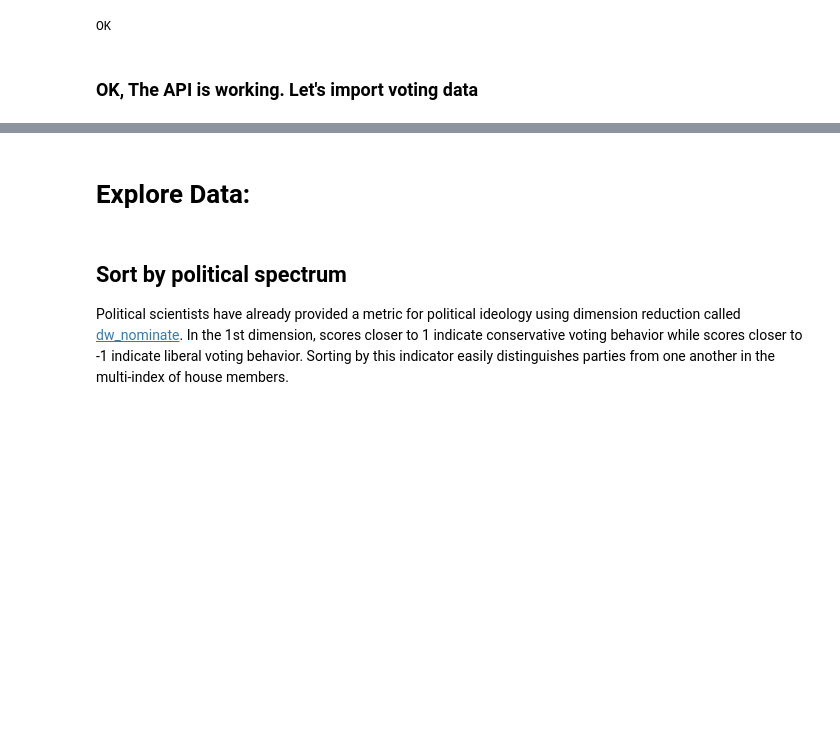
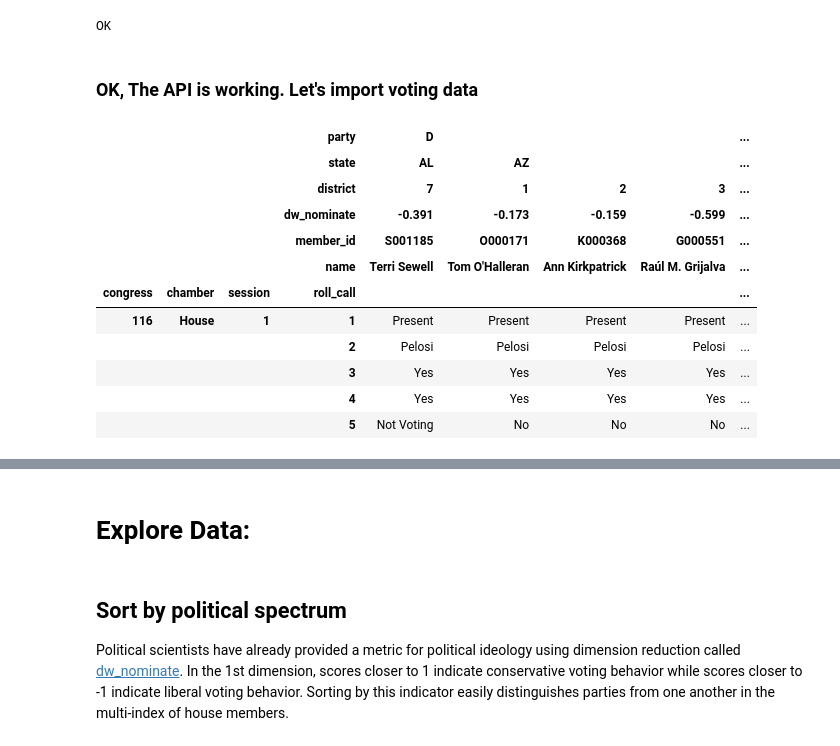
Before and after one commit to Nhorning/Congressional_Survival, a Jupyter notebook: Exploratory Data Analysis.ipynb, the cells around one changed output, grey strips where cells are left out. Saved outputs shown, nothing was run; the diff lists cells and outputs as text; code cells hidden in the pictures; blank space fills up the shorter version.

```diff
--- a/Exploratory Data Analysis.ipynb
+++ b/Exploratory Data Analysis.ipynb
@@ -134,8 +134,8 @@ def import_members(congress, chamber):
     try:
         members = call_response['results'][0]['members']
         return members
-    #except:
-        #return {}
+    except:
+        return {}
 
 def get_member(member_id):
     '''gets info on a specific member by member id
@@ -177,10 +177,9 @@ def positions_df(metalist):
 
             #handle duplicated positions for malformed returns
             dups = call_positions.duplicated()
-            dups = dups.sum()
-            if dups > 0:
+            if dups:
                 call_postions = call_positions.drop_duplicates()
-                print('dropped{}duplicates'.format(dups))
+                print('dropped{}duplicates'.format(dups.sum()))
 
             #MERGE THE POSITIONS FOR A GIVEN ROLL CALL VOTE INTO DATAFRAME <- core of function
             dfp = pd.merge(dfp, call_positions, on=mergelst, how='outer')
@@ -316,6 +315,12 @@ def construct_paths(year, chamber):
     pospath = pathhead + 'pos.csv'
     return metapath, pospath
 
+def get_delta(votemetadf, voteposdf):
+    '''check for differences in index, import missing and save new file if found'''
+
+
+    return voteposdf
+
 def load_cache(year, chamber, force=False):
     '''try to load data for a given year and chamber from csv, and use the API to cache it if it's missing'''
 
@@ -330,62 +335,85 @@ def load_cache(year, chamber, force=False):
 
     #try to import to load the dfs via csv, and if they don't exist import via the API and cache them.
     try:
+        assert force == False,'Force'
         votemetadf = pd.read_csv(metapath, index_col=index_col)
-
-        #check if too many days have passed - would be great if this would insert a delta.
+        #check if too many days have passed
         if year == int(datetime.now().year):
             assert (datetime.now() - pd.to_datetime(votemetadf.date)[-1]).days < 7, 'Cache out of date'
-        assert force == False,'Force'
+
     except (FileNotFoundError, AssertionError, KeyError) as e:
         print(e, 'importing from API')
         votemetadf = import_year(year, chamber)
         save_csv(year, chamber, votemetadf, metapath)
 
     try:
-        voteposdf = pd.read_csv(pospath, header=header, index_col=index_col)
-        #check indexes of postions and metadata or the same length
-        assert len(voteposdf.index) == len(votemetadf.index), 'dataframe index mismatch'
-        assert force == False
+        #Skip strait to manual import if force is on
+        assert force == False,'Force'
+
+        #import df from csv
+        voteposdf = pd.read_csv(pospath, header=header, index_col=index_col, engine='python')
+
+        #covert columns to floats - work around for pd.read_csv issue #9435:
+
+        floatcol = voteposdf.columns.levels[-3].astype(float) #<-issue is columns are tuples instead of multi-index
+        #print(floatcol)#.loc[:,'dw_nominate'].astype(float)
+        newcolumns = voteposdf.columns.set_levels(floatcol, level='dw_nominate')
+        voteposdf.columns = newcolumns
+
+        #check for a difference in indexes, if there is one import the delta.
+        deltaidx = set(votemetadf.index.tolist()) - set(voteposdf.index.tolist())
+        if deltaidx:
+            print('Missing data, importing delta')
+            delta = positions_df(deltaidx)
+            voteposdf = pd.concat([voteposdf, delta], sort=False)
+            voteposdf = voteposdf.loc[:,~voteposdf.columns.duplicated()]
+            voteposdf.sort_index('index', inplace=True)
+            save_csv(year, chamber, voteposdf, pospath)
+
     except (FileNotFoundError, AssertionError) as e:
-        print(e, 'importing from API')
+        print(e, 'importing from API', end = '')
+        #force complete import from API and cache
         voteposdf = positions_df(votemetadf.index)
         save_csv(year, chamber, voteposdf, pospath)
 
-    #convert dw_nominate into float64 so it sorts correctly
-    try:
-        floatcol = voteposdf.columns.levels[-3].astype(float)
-        newcolumns = voteposdf.columns.set_levels(floatcol, level='dw_nominate')
-        voteposdf.columns = newcolumns
-    #if that doesn't work try again recursively and force a reimport
-    except AttributeError as e:
+    #if call function recursively with force on
+    except (AttributeError, ValueError) as e:
         print(e, 'trying again with API force')
         votemetadf, voteposdf = load_cache(year, chamber, force=True)
 
     return votemetadf, voteposdf
 
-#def check_df(df)
-#    '''check the df for problems and raise an exception if they are found'''
-#    if int(datetime.now().year) ==
 
-#testmetahouse.head()
 #tests - comment out when working
 
 #senate_month_test = import_month(2019, 'senate', 1)
 #senate_month_test
 
 #senate_2019_test = import_year(2019, 'senate')
 #senate_2019_test
 
 #positions = positions_df(senate_2019_test.index)
 #positions
 
 #save_years(2019, 2019)
 
-#testmetasenate, test_dfsenate = load_csv(2019, 'Senate')
-
+testmetahouse, test_dfhouse = load_cache(2019, 'house')
+test_dfhouse.head()
 #members = import_members(115, 'senate')
 #print(len(members))
 
 #member = get_member('W000817')
 #print(member['first_name'], member['last_name'])
 # %% [output]
+|  |  |  | party | D |  |  |  | ... |
+|  |  |  | state | AL | AZ |  |  | ... |
+|  |  |  | district | 7 | 1 | 2 | 3 | ... |
+|  |  |  | dw_nominate | -0.391 | -0.173 | -0.159 | -0.599 | ... |
+|  |  |  | member_id | S001185 | O000171 | K000368 | G000551 | ... |
+|  |  |  | name | Terri Sewell | Tom O'Halleran | Ann Kirkpatrick | Raúl M. Grijalva | ... |
+| congress | chamber | session | roll_call |  |  |  |  | ... |
+| 116 | House | 1 | 1 | Present | Present | Present | Present | ... |
+|  |  |  | 2 | Pelosi | Pelosi | Pelosi | Pelosi | ... |
+|  |  |  | 3 | Yes | Yes | Yes | Yes | ... |
+|  |  |  | 4 | Yes | Yes | Yes | Yes | ... |
+|  |  |  | 5 | Not Voting | No | No | No | ... |
```
Also changed, not shown: parts of 4 cells of this notebook, 4 other files.
